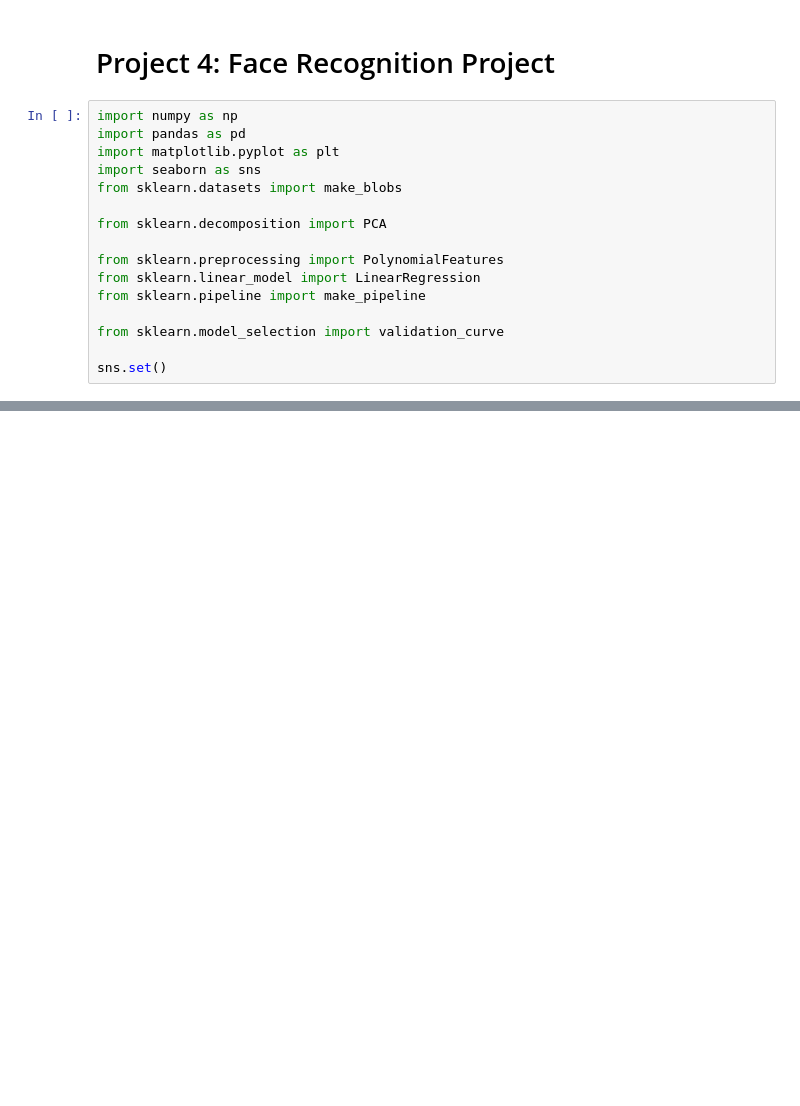
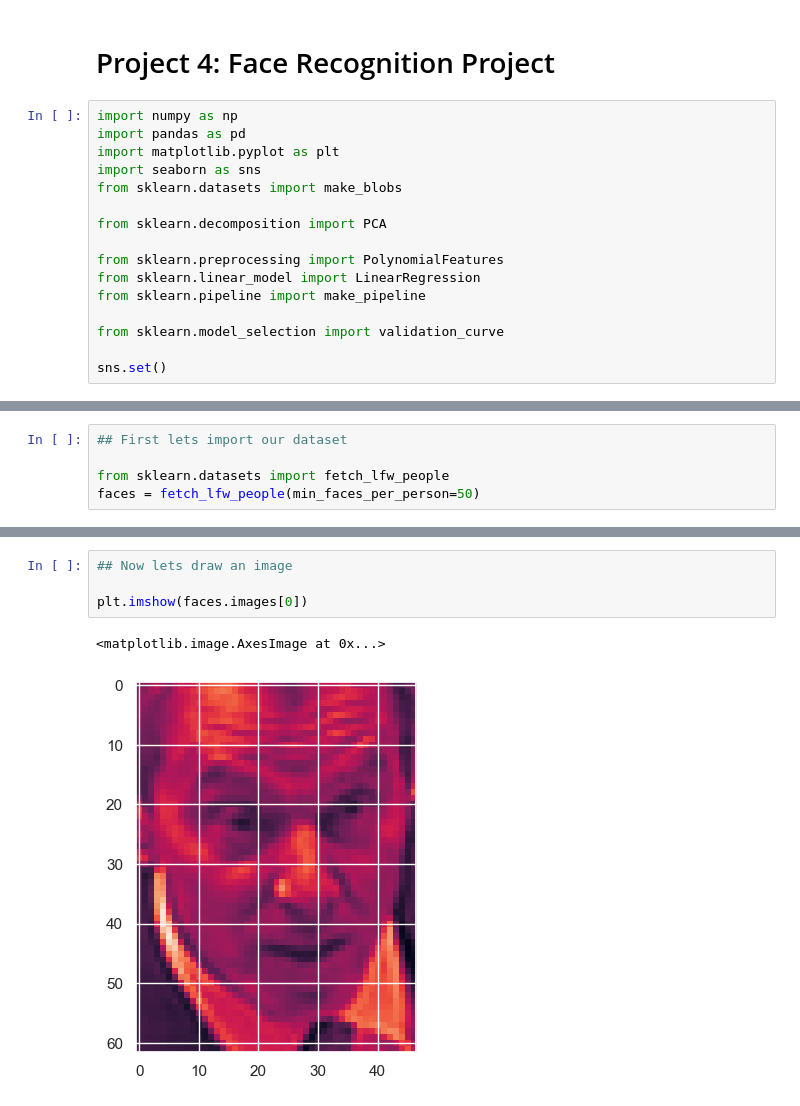
Before and after one commit to JakeBestDev/Packt_AIScience_Data_Science_Machine_Learning, a Jupyter notebook: Module_4_Python_Machine_Learning_Crash_Course/Project_4_Face_Recognition_Project.ipynb, the cells around one changed output, grey strips where cells are left out. Drawn from its saved outputs; the diff is of its cells as text; blank space fills up the shorter version.

Commit message:
Project 4: Face Recognition Project
Project 4: Face Recognition Project

```diff
--- a/Module_4_Python_Machine_Learning_Crash_Course/Project_4_Face_Recognition_Project.ipynb
+++ b/Module_4_Python_Machine_Learning_Crash_Course/Project_4_Face_Recognition_Project.ipynb
@@ -18,0 +24,5 @@ sns.set()
+# %%
+## First lets import our dataset
+
+from sklearn.datasets import fetch_lfw_people
+faces = fetch_lfw_people(min_faces_per_person=50)
@@ -18,0 +79,7 @@ sns.set()
+# %%
+## Now lets draw an image
+
+plt.imshow(faces.images[0])
+# %% [output]
+<matplotlib.image.AxesImage at 0x...>
+[figure, added]
```
Also changed, not shown: parts of 30 cells of this notebook.
